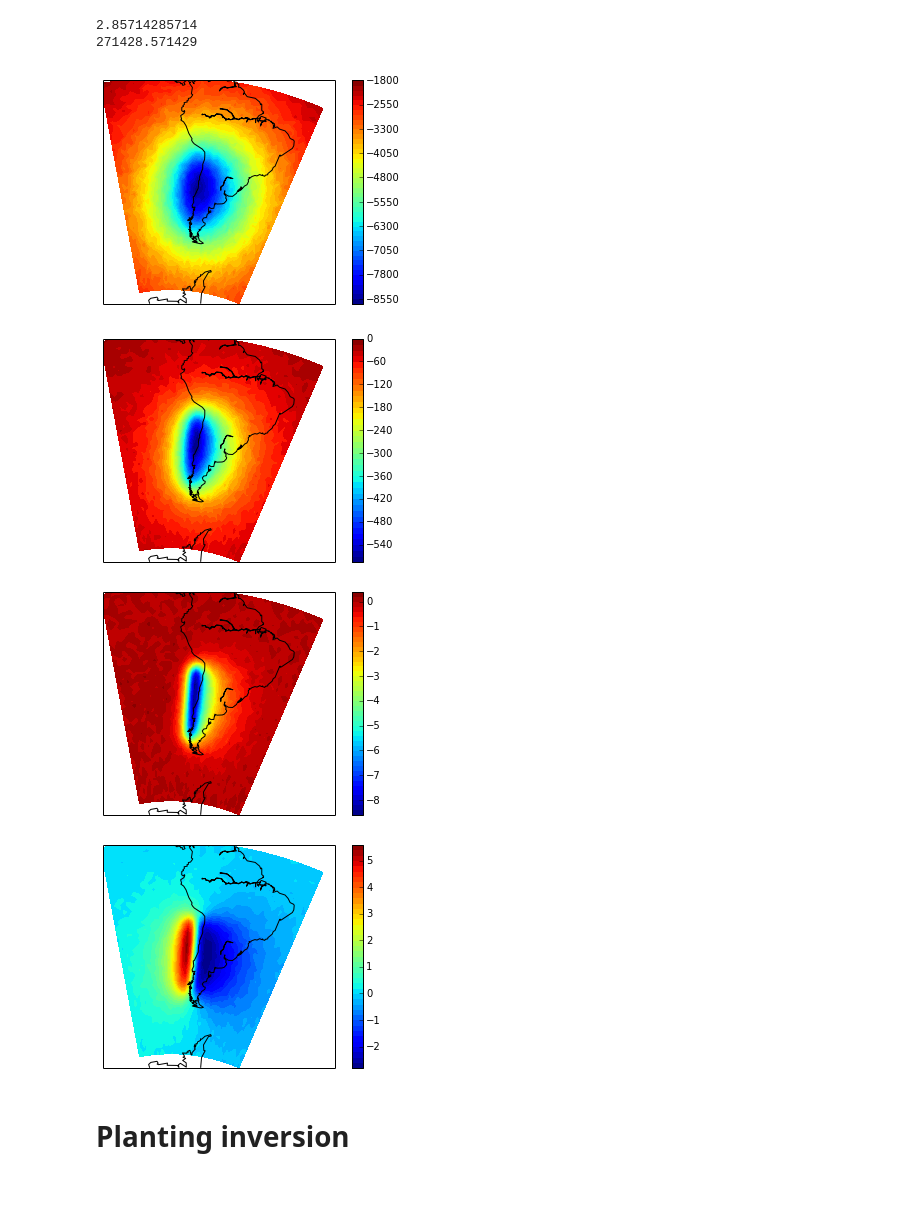
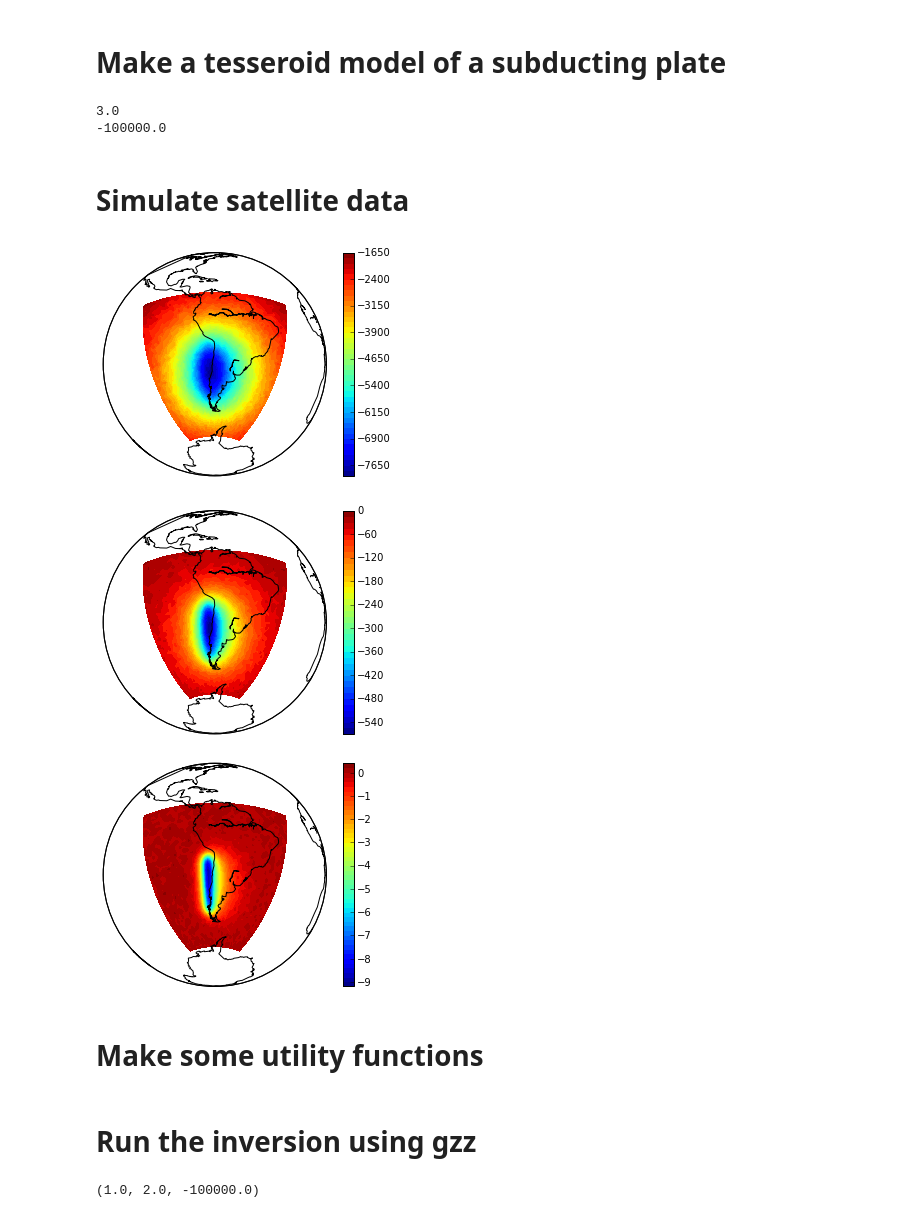
Before and after one commit to leouieda/egu2014, a Jupyter notebook: notebooks/subduction.ipynb, the cells around one changed output. Cells and saved outputs as stored; diff of their text form; code cells hidden in the pictures; blank space fills up the shorter version.

Commit message:
Subduction example not cooperating
I can't get the process of getting new seeds from a previous model to
work.

```diff
--- a/notebooks/subduction.ipynb
+++ b/notebooks/subduction.ipynb
@@ -9,19 +9,21 @@ from fatiando.mesher import TesseroidMesh, Tesseroid, vremove
 from fatiando import gridder
 from fatiando.utils import contaminate
 from fatiando.vis import mpl, myv
+# %% [markdown]
+# Make a tesseroid model of a subducting plate
 # %%
-w, e, s, n, top, bottom = -75, -55, -50, -20, -100000, -2000000
-wests = np.linspace(w, e, 8)
+w, e, s, n, top, bottom = -75, -60, -50, -20, -100000, -2000000
+wests = np.linspace(w, e, 6)
 souths = np.linspace(s, n, 20)
 dlon = wests[1] - wests[0]
 print dlon
 bottoms = np.linspace(bottom, top, len(wests))[::-1]
-model = [Tesseroid(wests[i] - 0.5*(1 + 0.4*i)*dlon, wests[i+1], souths[j], souths[j+1], bottoms[i], bottoms[i+1], {'density':-80})
+model = [Tesseroid(wests[i] - 0.5*(1 + 0.2*i)*dlon, wests[i+1], souths[j], souths[j+1], bottoms[i], bottoms[i+1], {'density':-80})
          for i in range(len(wests)-1) for j in range(len(souths)-1)]
-print abs(bottoms[1] - bottoms[0])
+print max(t.top for t in model)
 # %% [output]
-2.85714285714
-271428.571429
+3.0
+-100000.0
 # %%
 scene = myv.figure(zdown=False, size=(800, 600))
 myv.tesseroids(model, 'density', linewidth=3)
@@ -29,4 +31,6 @@ myv.earth(opacity=0.4)
 myv.core(opacity=1)
 myv.continents(linewidth=1.5)
 myv.show()
+# %% [markdown]
+# Simulate satellite data
 # %%
@@ -41,17 +49,16 @@ gyz = contaminate(tesseroid.gyz(lons, lats, heights, model), 0.01, percent=True,
 # %%
-bm = mpl.basemap([-140, -30, -70, 20], 'lcc')
-#bm = mpl.basemap([-130, -30, -70, 10], 'poly')
-for i, f in enumerate([potential, gz, gzz, gyz]):
+#bm = mpl.basemap([-140, -30, -70, 20], 'cass')
+bm = mpl.basemap(area, 'ortho')
+for i, f in enumerate([potential, gz, gzz]):
     mpl.figure()
     bm.drawcoastlines()
     bm.drawmapboundary()
     mpl.contourf(lons, lats, f, shape, 50, basemap=bm)
     mpl.colorbar()
 # %% [output]
-[figure, old version]
+[figure, new version]
-[figure, old version]
+[figure, new version]
-[figure, old version]
+[figure, new version]
-[figure, removed]
-# %% [markdown]
-# Planting inversion
+# %% [markdown]
+# Make some utility functions
 # %%
@@ -84,4 +103,8 @@ def plots(solver):
+# %% [markdown]
+# Run the inversion using gzz
 # %%
-mesh = TesseroidMesh(bounds, (20, 15, 30))
+mesh = TesseroidMesh(bounds, (30, 30, 40))
 props = {'density':-80}
-locations = [[-75, -35, -100000, props]]
+mesh.dims
+# %% [output]
+(1.0, 2.0, -100000.0)
```
Also changed, not shown: parts of 41 cells of this notebook.
